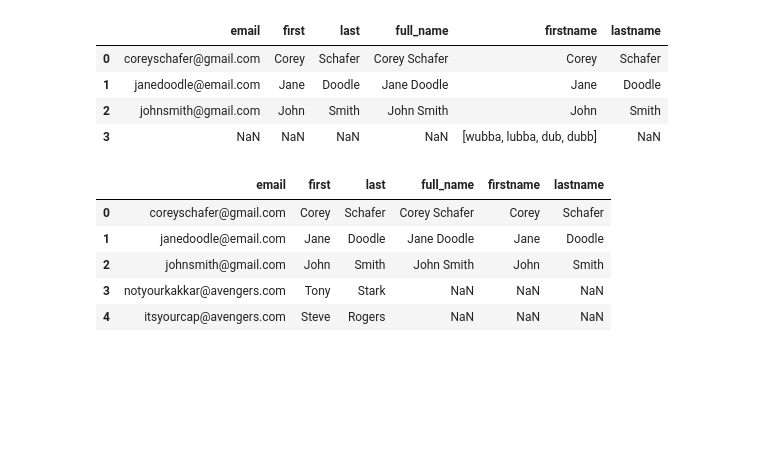
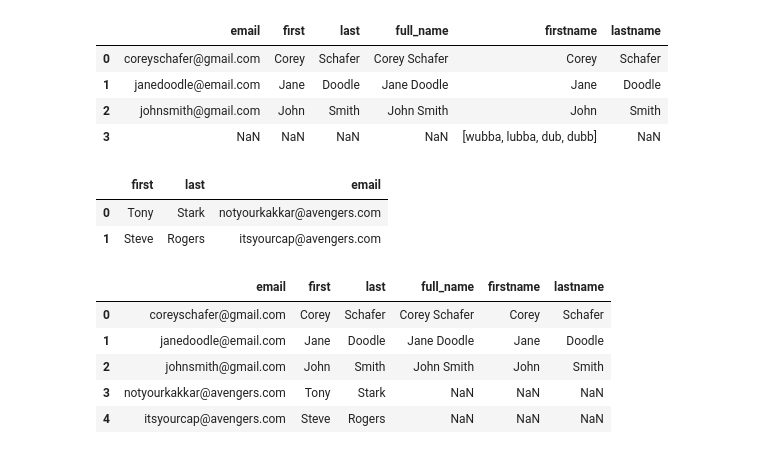
Before and after one commit to SharanJaiswal/py, a Jupyter notebook: DSc/01_panda.ipynb, the cells around one changed output. Saved outputs shown, nothing was run; the diff lists cells and outputs as text; code cells hidden in the pictures; blank space fills up the shorter version.

```diff
--- a/DSc/01_panda.ipynb
+++ b/DSc/01_panda.ipynb
@@ -1095,6 +1092,12 @@ ppl = {
 }
 # %%
 ndf = pd.DataFrame(ppl)
+# %%
+ndf
+# %% [output]
+|  | first | last | email |
+| 0 | Tony | Stark | notyourkakkar@avengers.com |
+| 1 | Steve | Rogers | itsyourcap@avengers.com |
 # %%
 df1 = df1.append(ndf, ignore_index=True)
 # %%
```
Also changed, not shown: parts of 20 cells of this notebook, 10 other files.
